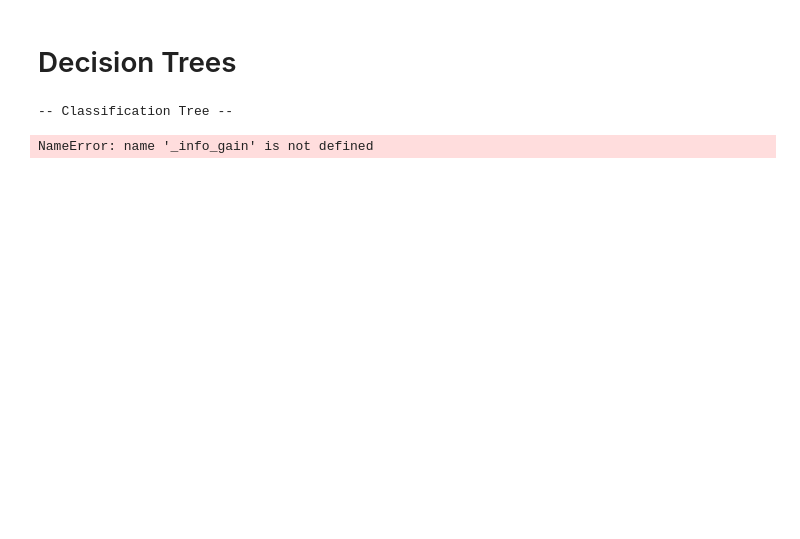
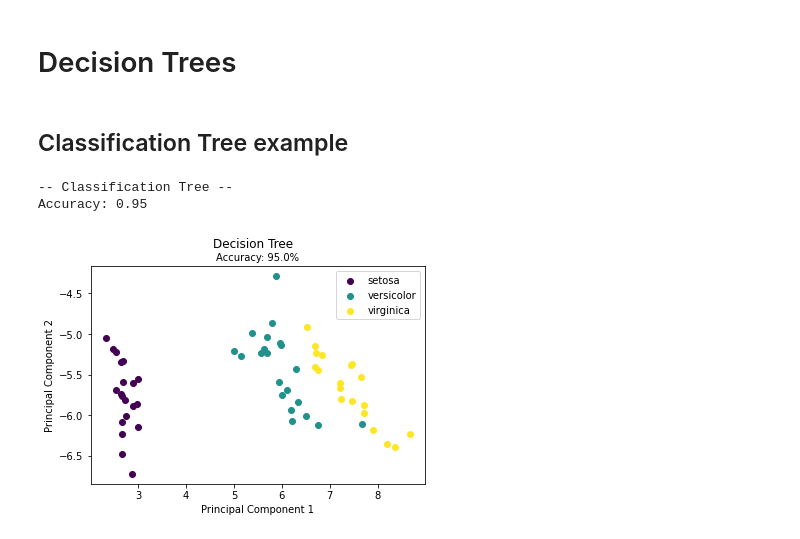
Before and after one commit to deepak-karkala/ml-algorithms, a Jupyter notebook: ml_from_scratch/notebooks/decision_tree.ipynb, the cells around one changed output. Cells and saved outputs as stored; diff of their text form; code cells hidden in the pictures; blank space fills up the shorter version.

Commit message:
Decision tree - code and notebook

```diff
--- a/ml_from_scratch/notebooks/decision_tree.ipynb
+++ b/ml_from_scratch/notebooks/decision_tree.ipynb
@@ -143,18 +156,18 @@ class DecisionTree(object):
         resulting in most impurity reduction at each level (greedy)
         and compute values at each leaf node
         """
-        n_samples, n_features = np.shape(X)
+        n_samples, n_features = np.shape(x)
 
         largest_impurity = 0
         best_criteria = None
         best_sets = None
 
         # If y is one-dim, convert to column vector
-        if self.one_dim:
+        if len(np.shape(y)) == 1:
             y = np.expand_dims(y, axis=1)
 
         # Concatenate x and y
-        xy = np.concatenate(x, y, axis=1)
+        xy = np.concatenate((x,y), axis=1)
 
         # Continue building tree at this split only if
         #   number of samples > min_samples_split
@@ -197,8 +210,8 @@ class DecisionTree(object):
         # continue to build tree recursively (left (True) and right (false) branches)
         # if the largest_impurity is more than min_impurity parameter set
         if largest_impurity > self.min_impurity:
-            true_branch = self._build_tree(self, best_sets["leftx"], best_sets["lefty"], current_depth+1)
-            false_branch = self._build_tree(self, best_sets["rightx"], best_sets["righty"], current_depth+1)
+            true_branch = self._build_tree(best_sets["leftx"], best_sets["lefty"], current_depth+1)
+            false_branch = self._build_tree(best_sets["rightx"], best_sets["righty"], current_depth+1)
             return DecisionNode(feature_i=best_criteria["feature_i"], threshold=best_criteria["threshold"],
                                 true_branch=true_branch, false_branch=false_branch)
 
@@ -237,18 +250,17 @@ class ClassificationTree(DecisionTree):
 
     # Define the leaf calculation and impurity reduction
     # functions for classification
-    def _info_gain(y, y1, y2):
+    def _info_gain(self, y, y1, y2):
         # Compute entropies of entire data, left and right splits
         total_entropy = calculate_entropy(y)
         left_branch_entropy = calculate_entropy(y1)
         right_branch_entropy = calculate_entropy(y2)
 
         ratio = len(y1)/len(y)
-        info_gain = total_gain - (ratio*left_branch_entropy + (1-ratio)*right_branch_entropy)
+        info_gain = total_entropy - (ratio*left_branch_entropy + (1-ratio)*right_branch_entropy)
         return info_gain
 
-    def _majority_vote(y):
-        """
+    def _majority_vote(self, y):
         most_common = None
         max_count = 0
         for label in np.unique(y):
@@ -257,38 +269,45 @@ class ClassificationTree(DecisionTree):
             if count > max_count:
                 most_common = label
                 max_count = count
-        """
-        most_common = np.argmax([len(y[y==label]) for label in np.unique(y)])
+        #most_common = np.argmax([len(y[y==label]) for label in np.unique(y)])
         return most_common
 
 
     def fit(self, x, y):
-        self._impurity_calculation = _info_gain
-        self._leaf_value_calculation = _majority_vote
+        self._impurity_calculation = self._info_gain
+        self._leaf_value_calculation = self._majority_vote
         super(ClassificationTree, self).fit(x,y)
+# %% [markdown]
+## Classification Tree example
 # %%
 from sklearn.model_selection import train_test_split
+
+def accuracy_score(y_true, y_pred):
+    """ Compare y_true to y_pred and return the accuracy """
+    accuracy = np.sum(y_true == y_pred, axis=0) / len(y_true)
+    return accuracy
 
 print ("-- Classification Tree --")
 
 data = datasets.load_iris()
 X = data.data
 y = data.target
 
 X_train, X_test, y_train, y_test = train_test_split(X, y, test_size=0.4)
 
 clf = ClassificationTree()
 clf.fit(X_train, y_train)
 y_pred = clf.predict(X_test)
 
 accuracy = accuracy_score(y_test, y_pred)
 
 print ("Accuracy:", accuracy)
 
 Plot().plot_in_2d(X_test, y_pred,
     title="Decision Tree",
     accuracy=accuracy,
     legend_labels=data.target_names)
 # %% [output]
 -- Classification Tree --
+Accuracy: 0.95
-NameError: name '_info_gain' is not defined
+[figure, added]
```
Also changed, not shown: parts of 8 cells of this notebook, 1 other file.
